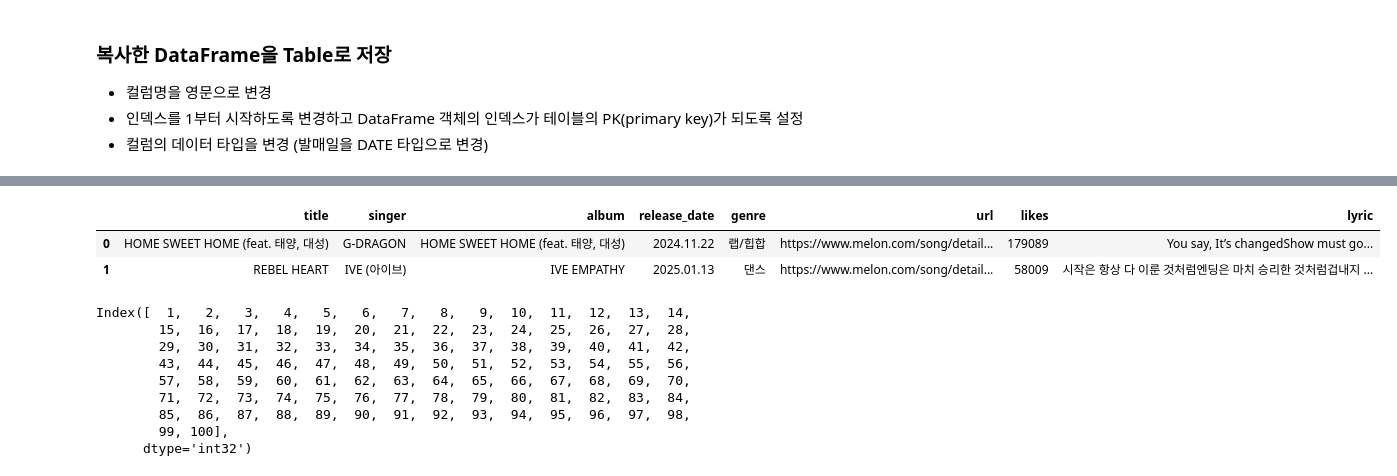
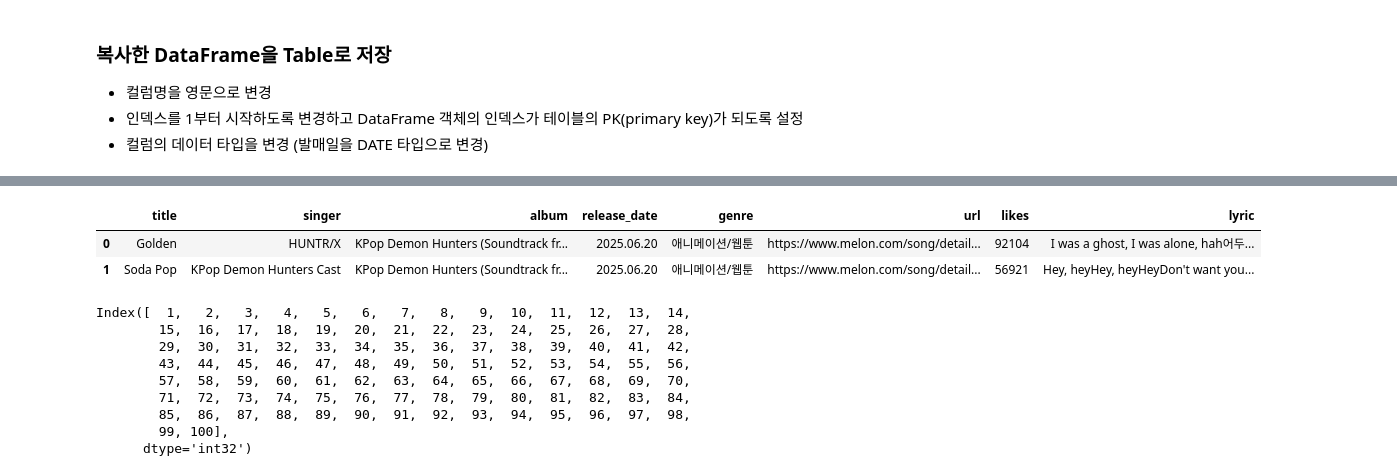
Before and after one commit to PMiNOO/SKSh_Python_Webscraping_Analysis, a Jupyter notebook: 04.Melon100차트_데이터파싱_DB저장.ipynb, the cells around one changed output, grey strips where cells are left out. Cells and saved outputs as stored; diff of their text form; code cells hidden in the pictures.

```diff
--- a/04.Melon100차트_데이터파싱_DB저장.ipynb
+++ b/04.Melon100차트_데이터파싱_DB저장.ipynb
@@ -68,0 +219,7 @@ headers = {
+# %%
+import pandas as pd
+
+song_df = pd.read_json('data/songs100.json')
+
+print(type(song_df))
+song_df.head(3)
@@ -145,6 +444,6 @@ Required-by:
 * 컬럼의 데이터 타입을 변경 (발매일을 DATE 타입으로 변경)
 # %%
 # 기존의 DataFrame의 복사본을 만들기
-# table_df = song_df.copy()
-# table_df.head(3)
+table_df = song_df.copy()
+table_df.head(3)
 # %% [output]
@@ -155,9 +454,9 @@ Required-by:
 # %%
-# table_df.columns = ['title','singer','album','release_date','genre','url','likes','lyric']
-# table_df.head(2)
+table_df.columns = ['title','singer','album','release_date','genre','url','likes','lyric']
+table_df.head(2)
 # %% [output]
 |  | title | singer | album | release_date | genre | url | likes | lyric |
-| 0 | HOME SWEET HOME (feat. 태양, 대성) | G-DRAGON | HOME SWEET HOME (feat. 태양, 대성) | 2024.11.22 | 랩/힙합 | https://www.melon.com/song/detail... | 179089 | You say, It’s changedShow must go... |
-| 1 | REBEL HEART | IVE (아이브) | IVE EMPATHY | 2025.01.13 | 댄스 | https://www.melon.com/song/detail... | 58009 | 시작은 항상 다 이룬 것처럼엔딩은 마치 승리한 것처럼겁내지 ... |
+| 0 | Golden | HUNTR/X | KPop Demon Hunters (Soundtrack fr... | 2025.06.20 | 애니메이션/웹툰 | https://www.melon.com/song/detail... | 92104 | I was a ghost, I was alone, hah어두... |
+| 1 | Soda Pop | KPop Demon Hunters Cast | KPop Demon Hunters (Soundtrack fr... | 2025.06.20 | 애니메이션/웹툰 | https://www.melon.com/song/detail... | 56921 | Hey, heyHey, heyHeyDon't want you... |
 # %%
 #index 값의 1 부터 시작하도록 설정
```
Also changed, not shown: parts of 39 cells of this notebook, 4 other files.
